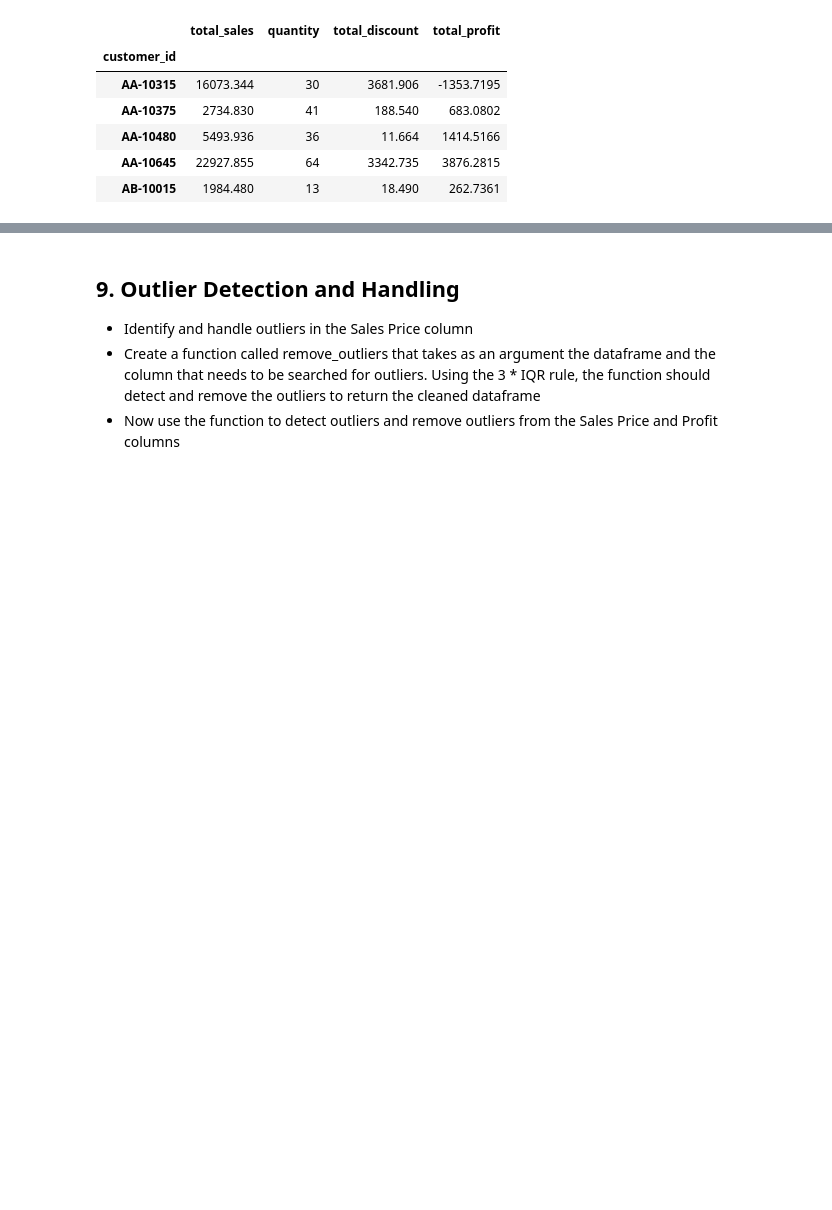
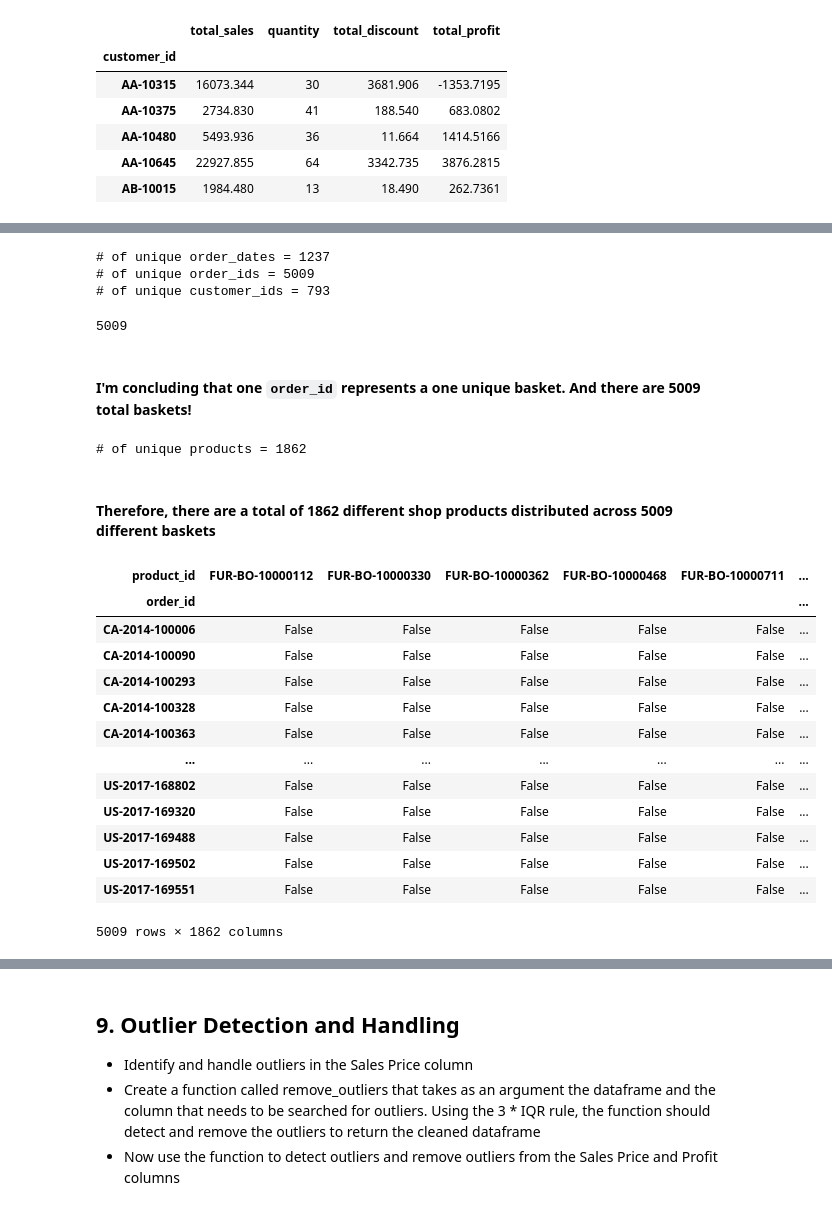
Before and after one commit to bankarsudarshan/super-store-eda, a Jupyter notebook: SuperStoreEDA.ipynb, the cells around one changed output, grey strips where cells are left out. Saved outputs shown, nothing was run; the diff lists cells and outputs as text; code cells hidden in the pictures; blank space fills up the shorter version.

Commit message:
did market basket before removing outliers

```diff
--- a/SuperStoreEDA.ipynb
+++ b/SuperStoreEDA.ipynb
@@ -1192,0 +1227,46 @@ merged_df.head()
+# %%
+# len( df.loc[df.duplicated(['order_id'])]
+print(f'# of unique order_dates = { len(df['order_date'].unique()) }')
+print(f'# of unique order_ids = { len(df['order_id'].unique()) }')
+print(f'# of unique customer_ids = { len(df['customer_id'].unique()) }')
+# %% [output]
+# of unique order_dates = 1237
+# of unique order_ids = 5009
+# of unique customer_ids = 793
+# %%
+# grouped_order_id = df.groupby(['order_id'])
+# len(grouped_order_id)                                                            => 5009
+
+# grouped_order_id = df.groupby(['order_id', 'order_date', 'customer_id'])
+# len(grouped_order_id)                                                            => 5009
+
+grouped_order_id = df.groupby(['order_id', 'order_date', 'customer_id'])
+len(grouped_order_id)
+# %% [output]
+5009
+# %% [markdown]
+#### I'm concluding that one `order_id` represents a one unique basket. And there are 5009 total baskets!
+# %%
+print(f'# of unique products = { len(df['product_id'].unique()) }')
+# %% [output]
+# of unique products = 1862
+# %% [markdown]
+#### Therefore, there are a total of 1862 different shop products distributed across 5009 different baskets
+# %%
+basket_items_df = pd.crosstab(df['order_id'], df['product_id']) > 0
+basket_items_df
+# %% [output]
+| product_id | FUR-BO-10000112 | FUR-BO-10000330 | FUR-BO-10000362 | FUR-BO-10000468 | FUR-BO-10000711 | ... |
+| order_id |  |  |  |  |  | ... |
+| CA-2014-100006 | False | False | False | False | False | ... |
+| CA-2014-100090 | False | False | False | False | False | ... |
+| CA-2014-100293 | False | False | False | False | False | ... |
+| CA-2014-100328 | False | False | False | False | False | ... |
+| CA-2014-100363 | False | False | False | False | False | ... |
+| ... | ... | ... | ... | ... | ... | ... |
+| US-2017-168802 | False | False | False | False | False | ... |
+| US-2017-169320 | False | False | False | False | False | ... |
+| US-2017-169488 | False | False | False | False | False | ... |
+| US-2017-169502 | False | False | False | False | False | ... |
+| US-2017-169551 | False | False | False | False | False | ... |
+5009 rows × 1862 columns
```
Also changed, not shown: parts of 8 cells of this notebook.
